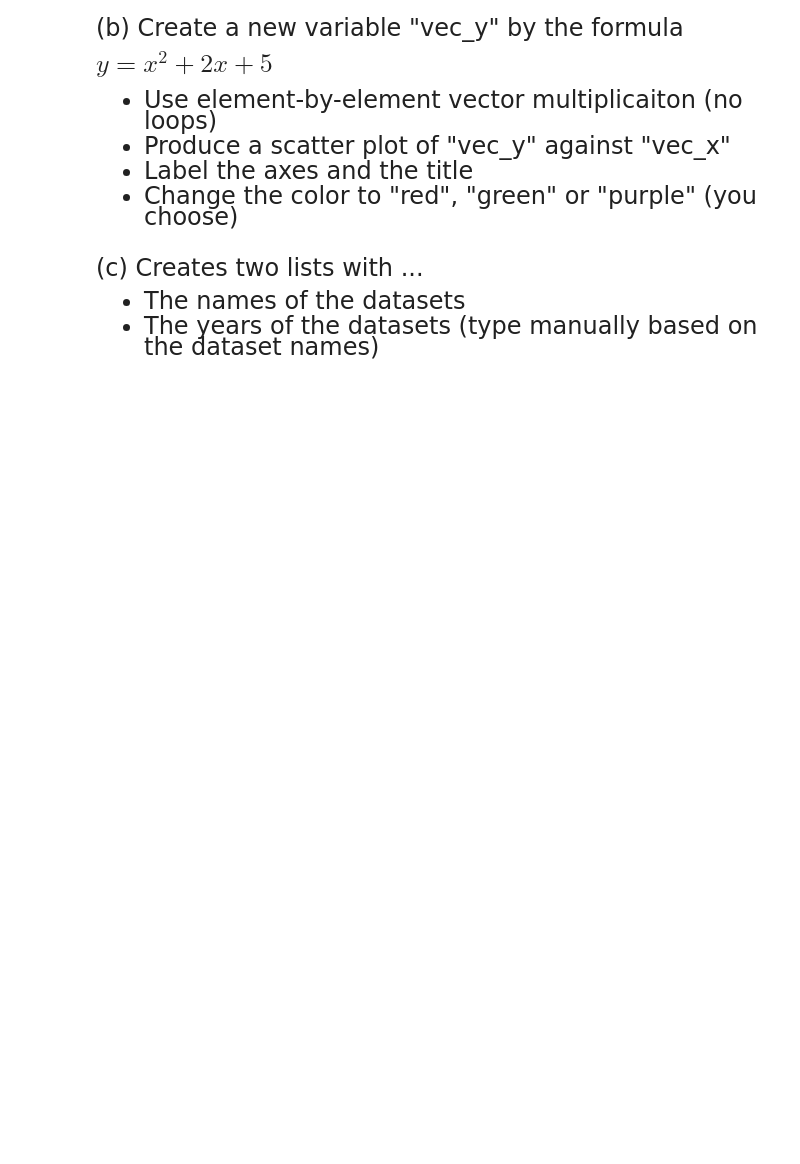
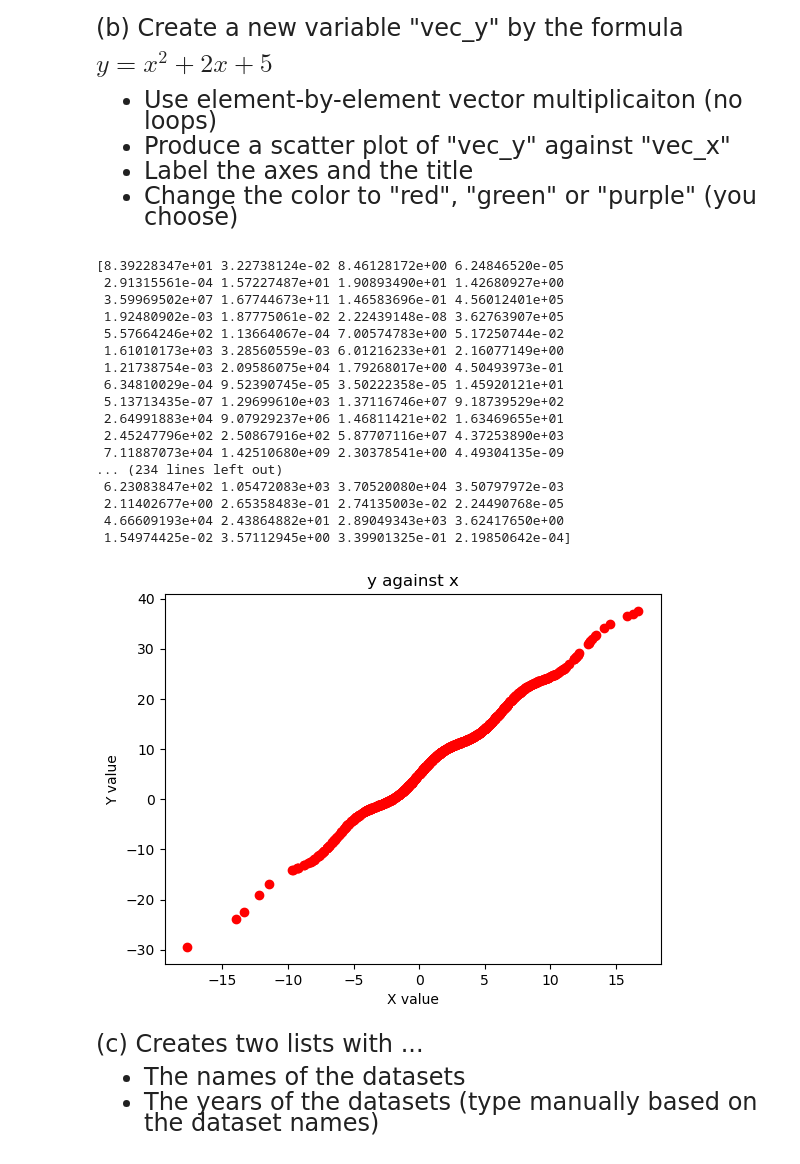
Before and after one commit to EricZou007/qtm151spring2023, a Jupyter notebook: Lecture 07/Lecture 7.ipynb, the cells around one changed output. Drawn from its saved outputs; the diff is of its cells as text; code cells hidden in the pictures; blank space fills up the shorter version.

```diff
--- a/Lecture 07/Lecture 7.ipynb
+++ b/Lecture 07/Lecture 7.ipynb
@@ -126,13 +126,34 @@ $ y = x^2 + 2x + 5$
 # %%
 vec_x = np.random.normal(loc = 2, scale = 5, size = 1000)
 
-vec_y = (vec_x) ** 2 + 2 * (vec_x) + 5
+vec_y = (np.sin(vec_x)) + 2 * (vec_x) + 5
 
-plt.scatter(vec_x, vec_y, color = 'blue')
+plt.scatter(vec_x, vec_y, color = 'red')
 plt.xlabel("X value")
 plt.ylabel("Y value")
 plt.title("y against x")
 plt.show
+
+print(np.exp(2*vec_x))
+# %% [output]
+[8.39228347e+01 3.22738124e-02 8.46128172e+00 6.24846520e-05
+ 2.91315561e-04 1.57227487e+01 1.90893490e+01 1.42680927e+00
+ 3.59969502e+07 1.67744673e+11 1.46583696e-01 4.56012401e+05
+ 1.92480902e-03 1.87775061e-02 2.22439148e-08 3.62763907e+05
+ 5.57664246e+02 1.13664067e-04 7.00574783e+00 5.17250744e-02
+ 1.61010173e+03 3.28560559e-03 6.01216233e+01 2.16077149e+00
+ 1.21738754e-03 2.09586075e+04 1.79268017e+00 4.50493973e-01
+ 6.34810029e-04 9.52390745e-05 3.50222358e-05 1.45920121e+01
+ 5.13713435e-07 1.29699610e+03 1.37116746e+07 9.18739529e+02
+ 2.64991883e+04 9.07929237e+06 1.46811421e+02 1.63469655e+01
+ 2.45247796e+02 2.50867916e+02 5.87707116e+07 4.37253890e+03
+ 7.11887073e+04 1.42510680e+09 2.30378541e+00 4.49304135e-09
+... (234 lines left out)
+ 6.23083847e+02 1.05472083e+03 3.70520080e+04 3.50797972e-03
+ 2.11402677e+00 2.65358483e-01 2.74135003e-02 2.24490768e-05
+ 4.66609193e+04 2.43864882e+01 2.89049343e+03 3.62417650e+00
+ 1.54974425e-02 3.57112945e+00 3.39901325e-01 2.19850642e-04]
+[figure, added]
 # %% [markdown]
 <font size = "5">
 
```
Also changed, not shown: parts of 6 cells of this notebook, 22 other files.
